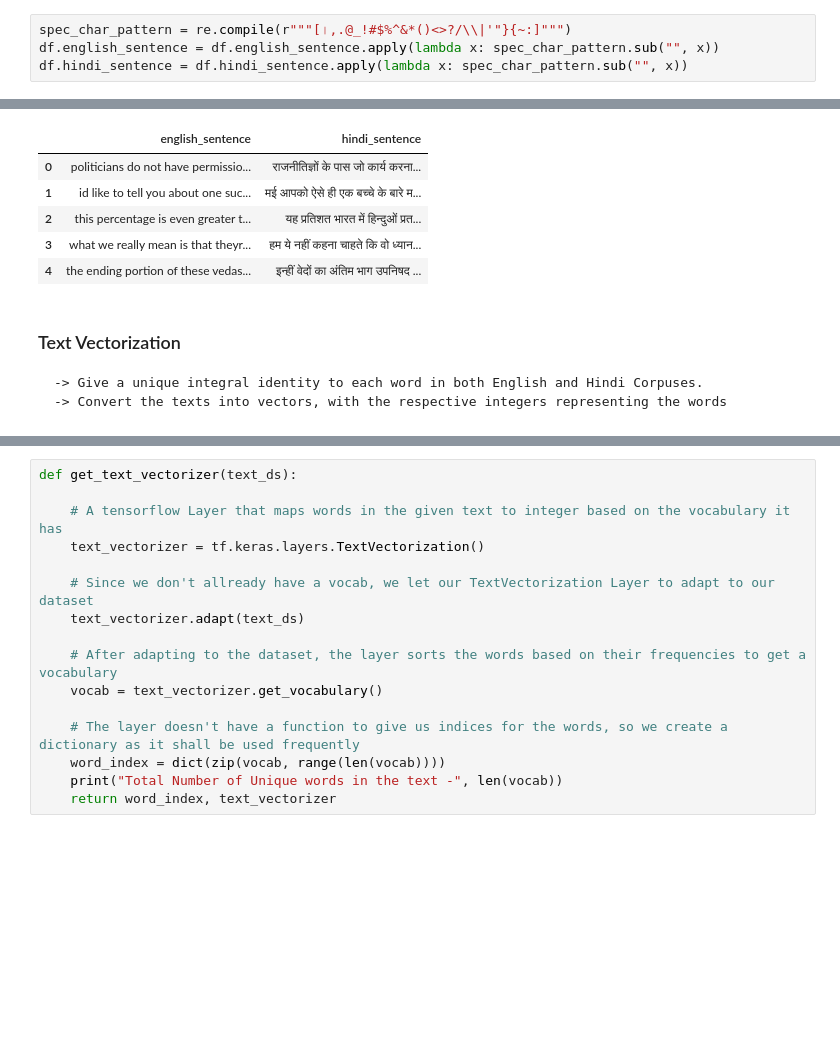
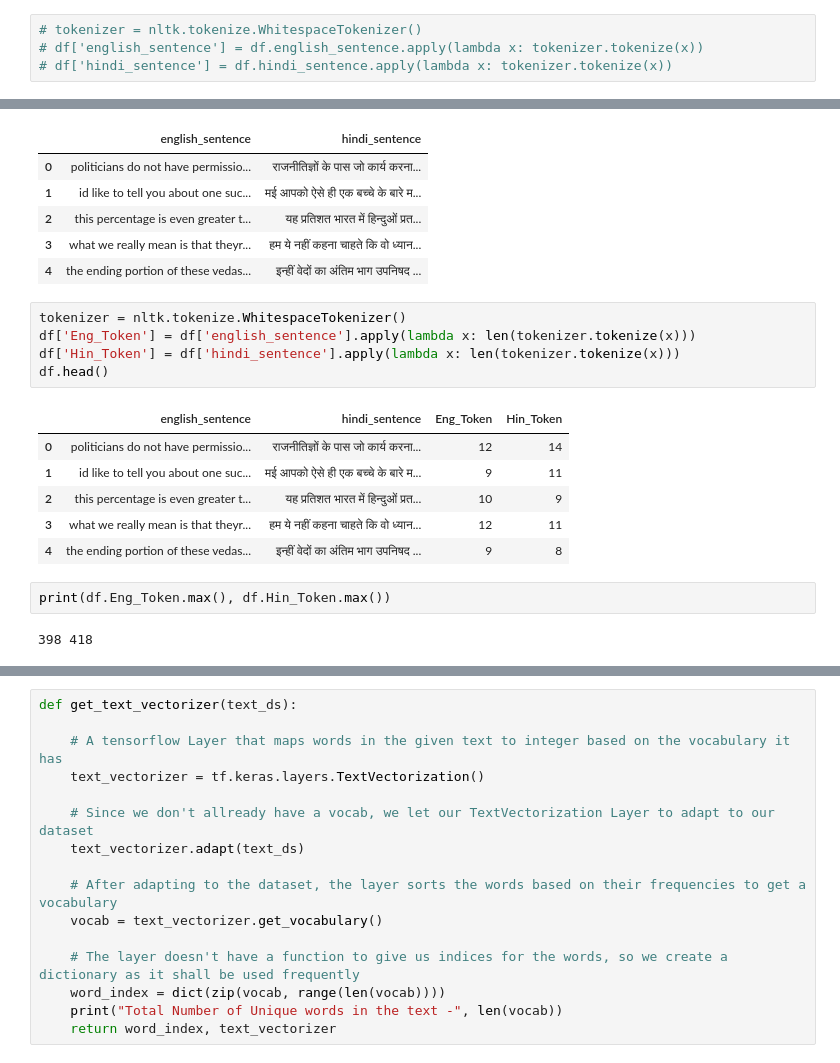
Before and after one commit to aryan7781/English-Hindi-Machine-Translation, a Jupyter notebook: Data Preprocessing.ipynb, the cells around one changed output, grey strips where cells are left out. Cells and saved outputs as stored; diff of their text form; blank space fills up the shorter version.

```diff
--- a/Data Preprocessing.ipynb
+++ b/Data Preprocessing.ipynb
@@ -86,7 +92,7 @@ df.dropna(inplace = True)
 # %%
-spec_char_pattern = re.compile(r"""[।,.@_!#$%^&*()<>?/\\|'"}{~:]""")
-df.english_sentence = df.english_sentence.apply(lambda x: spec_char_pattern.sub("", x))
-df.hindi_sentence = df.hindi_sentence.apply(lambda x: spec_char_pattern.sub("", x))
+# tokenizer = nltk.tokenize.WhitespaceTokenizer()
+# df['english_sentence'] = df.english_sentence.apply(lambda x: tokenizer.tokenize(x))
+# df['hindi_sentence'] = df.hindi_sentence.apply(lambda x: tokenizer.tokenize(x))
 # %%
 df.head()
 # %% [output]
@@ -96,7 +102,19 @@ df.head()
 | 2 | this percentage is even greater t... | यह प्रतिशत भारत में हिन्दुओं प्रत... |
 | 3 | what we really mean is that theyr... | हम ये नहीं कहना चाहते कि वो ध्यान... |
 | 4 | the ending portion of these vedas... | इन्हीं वेदों का अंतिम भाग उपनिषद ... |
-# %% [markdown]
-### Text Vectorization
-    -> Give a unique integral identity to each word in both English and Hindi Corpuses.
-    -> Convert the texts into vectors, with the respective integers representing the words
+# %%
+tokenizer = nltk.tokenize.WhitespaceTokenizer()
+df['Eng_Token'] = df['english_sentence'].apply(lambda x: len(tokenizer.tokenize(x)))
+df['Hin_Token'] = df['hindi_sentence'].apply(lambda x: len(tokenizer.tokenize(x)))
+df.head()
+# %% [output]
+|  | english_sentence | hindi_sentence | Eng_Token | Hin_Token |
+| 0 | politicians do not have permissio... | राजनीतिज्ञों के पास जो कार्य करना... | 12 | 14 |
+| 1 | id like to tell you about one suc... | मई आपको ऐसे ही एक बच्चे के बारे म... | 9 | 11 |
+| 2 | this percentage is even greater t... | यह प्रतिशत भारत में हिन्दुओं प्रत... | 10 | 9 |
+| 3 | what we really mean is that theyr... | हम ये नहीं कहना चाहते कि वो ध्यान... | 12 | 11 |
+| 4 | the ending portion of these vedas... | इन्हीं वेदों का अंतिम भाग उपनिषद ... | 9 | 8 |
+# %%
+print(df.Eng_Token.max(), df.Hin_Token.max())
+# %% [output]
+398 418
```
Also changed, not shown: parts of 22 cells of this notebook.
